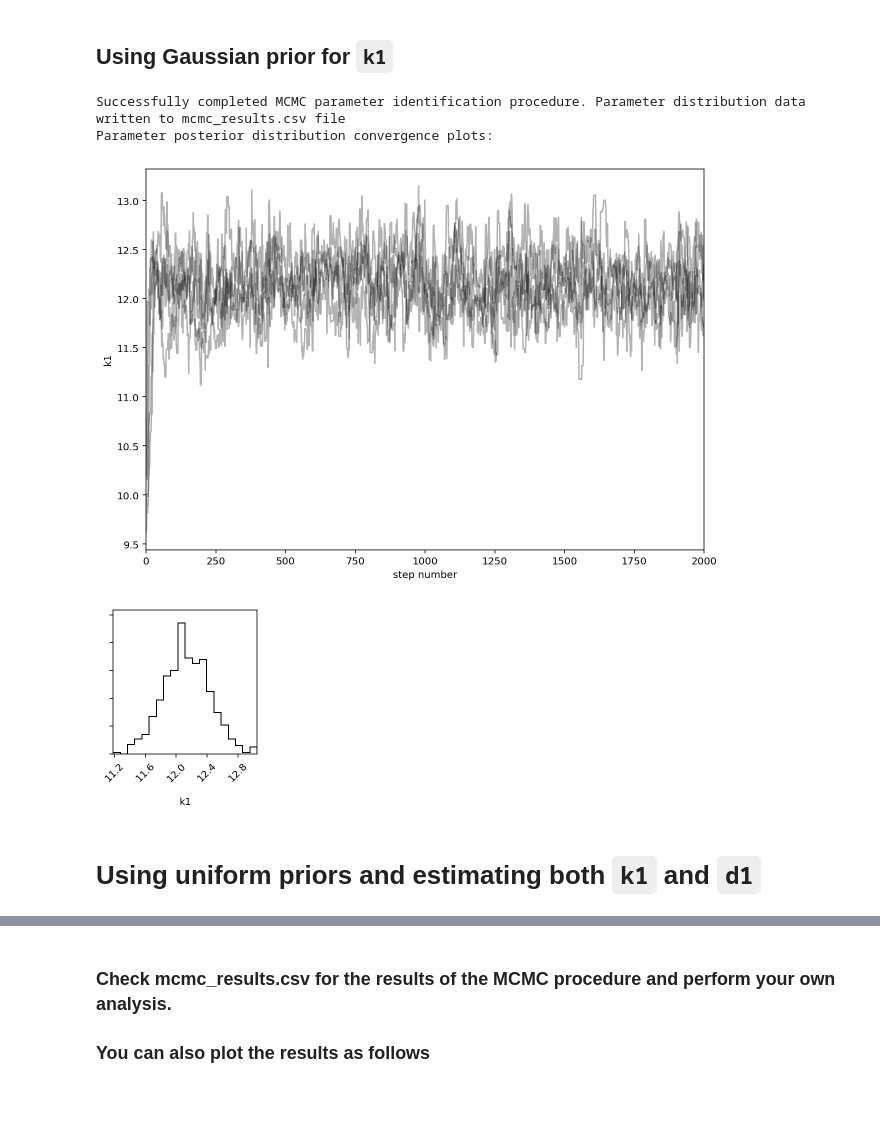
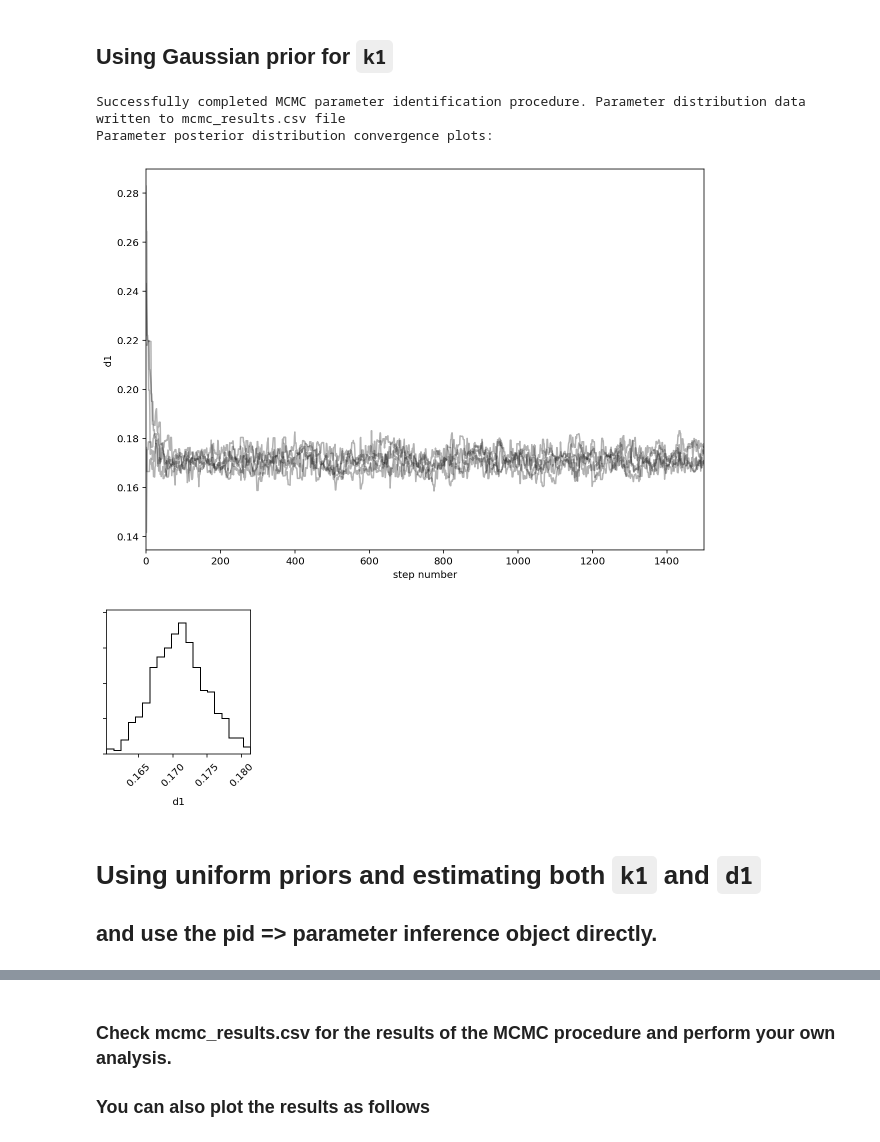
Before and after one commit to biocircuits/bioscrape, a Jupyter notebook: inference examples/Gaussian prior example.ipynb, the cells around one changed output, grey strips where cells are left out. Cells and saved outputs as stored; diff of their text form; code cells hidden in the pictures; blank space fills up the shorter version.

```diff
--- a/inference examples/Gaussian prior example.ipynb
+++ b/inference examples/Gaussian prior example.ipynb
@@ -21,39 +21,28 @@ rcParams["font.size"] = 20
 # %%
 %matplotlib inline
 import bioscrape as bs
 from bioscrape.types import Model
-from bioscrape.simulator import py_simulate_model
-from bioscrape.pid_interfaces import *
-from bioscrape.emcee_interface import *
+from bioscrape.inference import py_inference
 import numpy as np
 import pylab as plt
 import pandas as pd
-M = Model('toy_model.xml')
-pid = initialize_mcmc(Model = M)
-
+# Import a bioscrape/SBML model
+M = Model(sbml_filename = 'toy_sbml_model.xml')
 # Import data from CSV
 # Import a CSV file for each experiment run
 df = pd.read_csv('test_data.csv', delimiter = '\t', names = ['X','time'], skiprows = 1)
-pid.set_exp_data(df)
-# pid.set_exp_data(list_of_dfs)
-pid.set_measurements(['X'])
-pid.set_time_column(['time'])
+M.set_species({'X':df['X'][0]})
 
-pid.set_nwalkers(5)
-pid.set_init_seed(0.15)
-pid.set_nsteps(2000)
-pid.set_sim_type('deterministic')
-
-pid.set_params_to_estimate(['k1'])
-prior = {'k1' : ['gaussian', 10, 20]}
-pid.set_prior(prior)
-
-sampler = pid.run_mcmc(plot_show = True)
-pid.plot_mcmc_results(sampler);
+# Create prior for parameters
+prior = {'d1' : ['gaussian', 0.2, 200]}
+sampler, pid = py_inference(Model = M, exp_data = df, measurements = ['X'], time_column = ['time'],
+            nwalkers = 5, init_seed = 0.15, nsteps = 1500, sim_type = 'deterministic',
+            params_to_estimate = ['d1'], prior = prior)
 # %% [output]
 Successfully completed MCMC parameter identification procedure. Parameter distribution data written to mcmc_results.csv file
 Parameter posterior distribution convergence plots:
-[figure, old version]
+[figure, new version]
-[figure, old version]
+[figure, new version]
 # %% [markdown]
 # Using uniform priors and estimating both `k1` and `d1`
+## and use the pid => parameter inference object directly.
```
Also changed, not shown: parts of 3 cells of this notebook, 29 other files.
